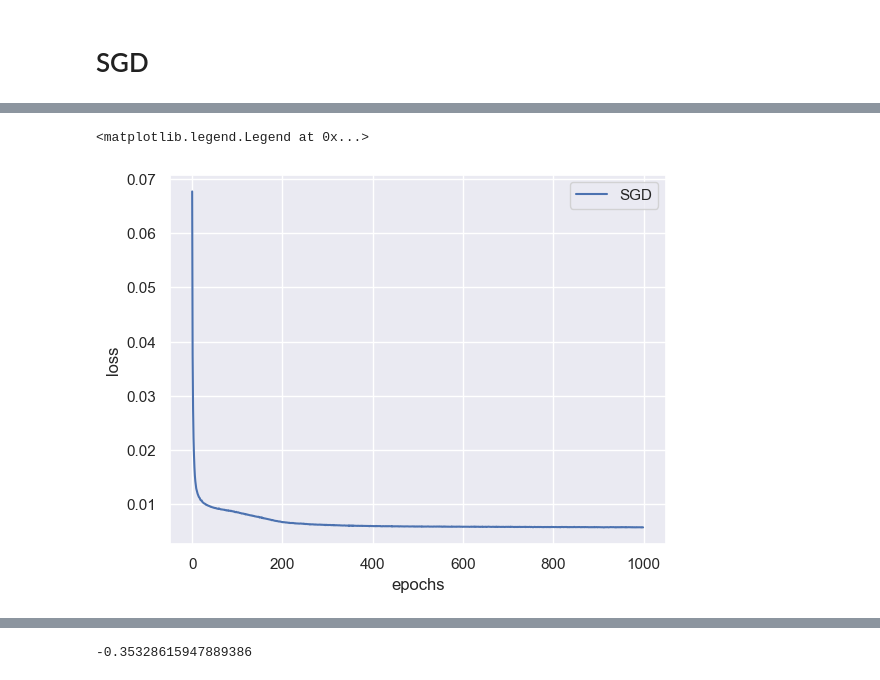
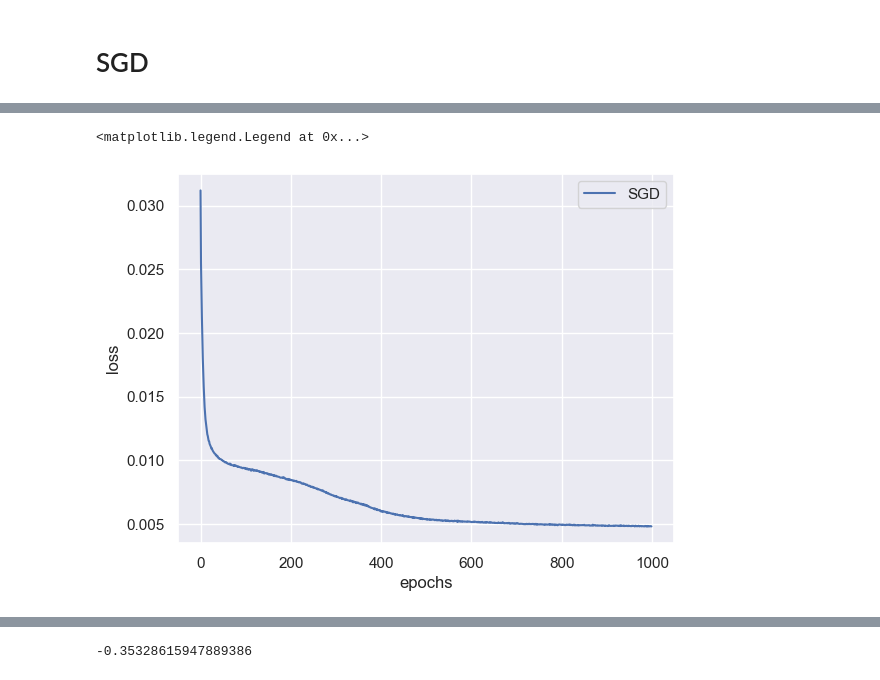
Before and after one commit to Ayushrawat-cmd/STPI-internship, a Jupyter notebook: model1.ipynb, the cells around one changed output, grey strips where cells are left out. Drawn from its saved outputs; the diff is of its cells as text; code cells hidden in the pictures.

```diff
--- a/model1.ipynb
+++ b/model1.ipynb
@@ -190,10 +190,10 @@ from tensorflow.keras.losses import mse
 # The number of hidden neurons should be between the size of the input layer and the size of the output layer.
 # The number of hidden neurons should be 2/3 the size of the input layer, plus the size of the output layer.
 # The number of hidden neurons should be less than twice the size of the input layer.
-# (2/3*6 + 1 = 5)
+# (2/3*9 + 1 = 7)
 model = Sequential()
-model.add(Dense(6,activation = 'tanh'))
-model.add(Dense(5,activation = 'PReLU'))
+model.add(Dense(9,activation = 'tanh'))
+model.add(Dense(7,activation = 'PReLU'))
 model.add(Dense(1,activation = 'tanh'))
 # model.add(Dense(1))
 
@@ -229,5 +229,5 @@ Epoch 1000/1000
 <matplotlib.legend.Legend at 0x...>
-[figure, old version]
+[figure, new version]
 # %%
 pred = model.predict(x_test)
 # %% [output]
```
Also changed, not shown: parts of 17 cells of this notebook, 4 other files.
